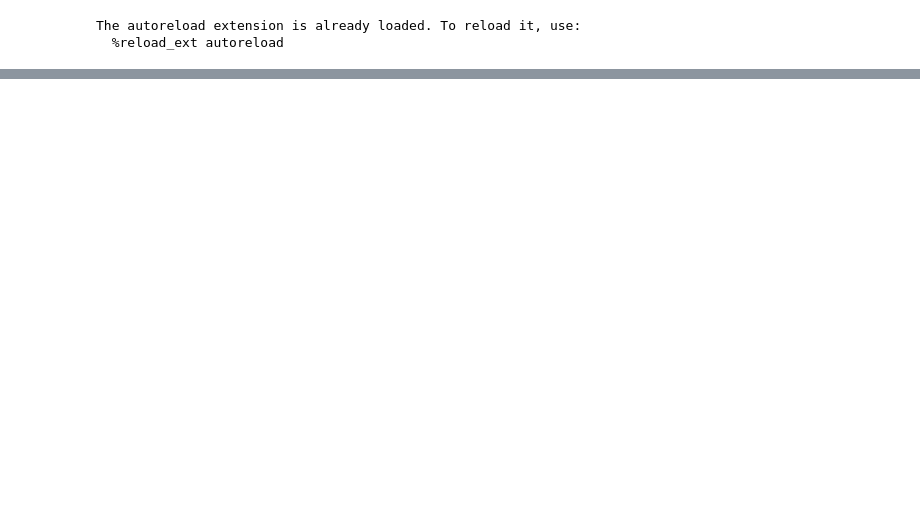
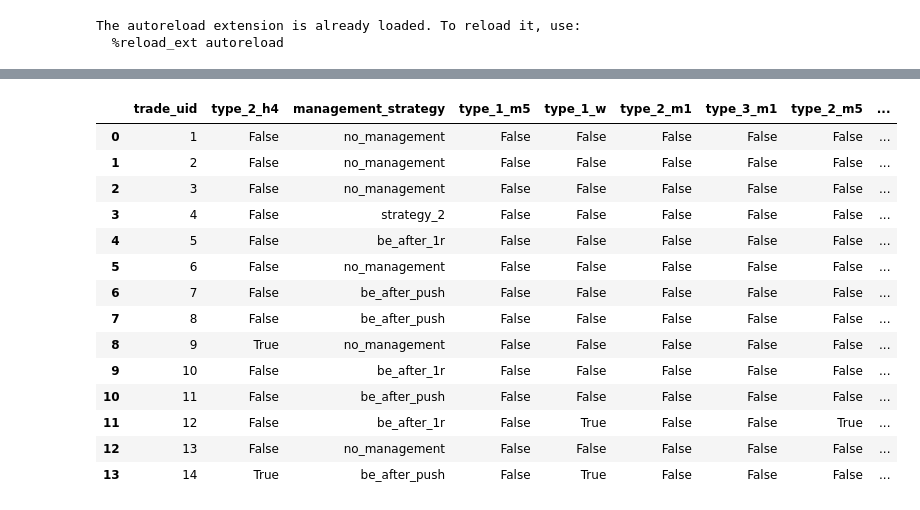
Before and after one commit to put101/trade_journal, a Jupyter notebook: analysis.ipynb, the cells around one changed output, grey strips where cells are left out. Cells and saved outputs as stored; diff of their text form; code cells hidden in the pictures; blank space fills up the shorter version.

```diff
--- a/analysis.ipynb
+++ b/analysis.ipynb
@@ -94,0 +83,19 @@ display(df_rankings_sorted)
+# %%
+df = j.to_dataframe(config=None)
+df
+# %% [output]
+|  | trade_uid | type_2_h4 | management_strategy | type_1_m5 | type_1_w | type_2_m1 | type_3_m1 | type_2_m5 | ... |
+| 0 | 1 | False | no_management | False | False | False | False | False | ... |
+| 1 | 2 | False | no_management | False | False | False | False | False | ... |
+| 2 | 3 | False | no_management | False | False | False | False | False | ... |
+| 3 | 4 | False | strategy_2 | False | False | False | False | False | ... |
+| 4 | 5 | False | be_after_1r | False | False | False | False | False | ... |
+| 5 | 6 | False | no_management | False | False | False | False | False | ... |
+| 6 | 7 | False | be_after_push | False | False | False | False | False | ... |
+| 7 | 8 | False | be_after_push | False | False | False | False | False | ... |
+| 8 | 9 | True | no_management | False | False | False | False | False | ... |
+| 9 | 10 | False | be_after_1r | False | False | False | False | False | ... |
+| 10 | 11 | False | be_after_push | False | False | False | False | False | ... |
+| 11 | 12 | False | be_after_1r | False | True | False | False | True | ... |
+| 12 | 13 | False | no_management | False | False | False | False | False | ... |
+| 13 | 14 | True | be_after_push | False | True | False | False | False | ... |
```
Also changed, not shown: parts of 8 cells of this notebook, 17 other files.
